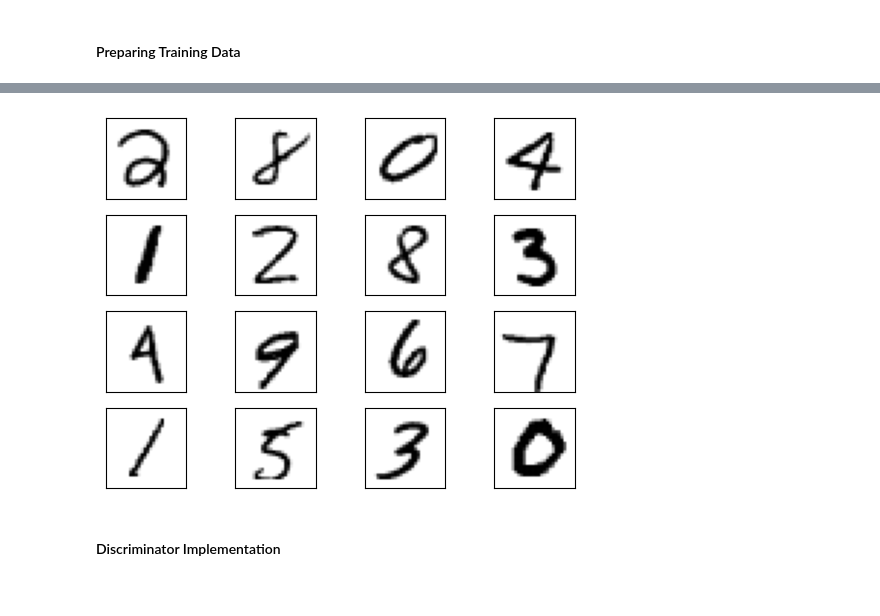
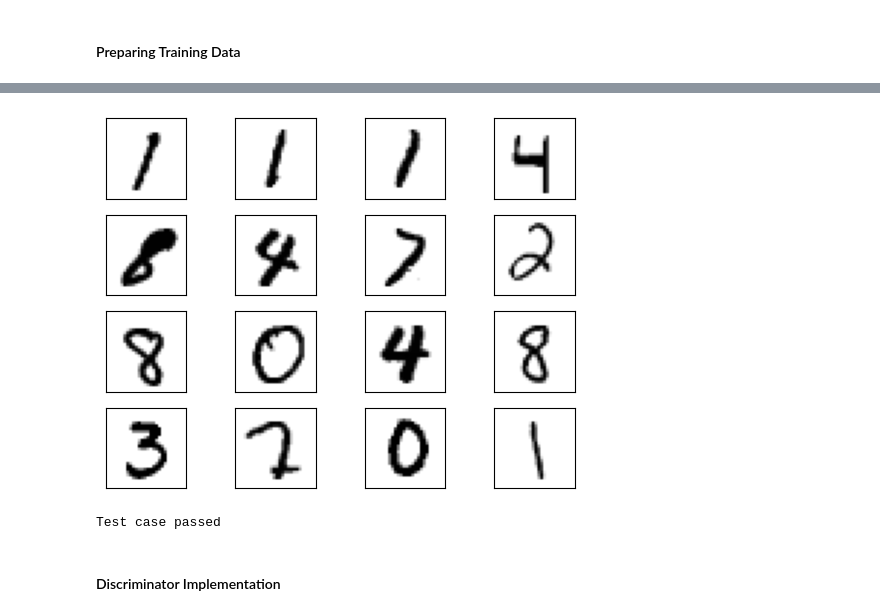
Before and after one commit to naryst/IDH_labs, a Jupyter notebook: Practical Machine Learning and Deep Learning/Lesson8/PMLDL_Lab8.ipynb, the cells around one changed output, grey strips where cells are left out. Drawn from its saved outputs; the diff is of its cells as text; code cells hidden in the pictures.

```diff
--- a/Practical Machine Learning and Deep Learning/Lesson8/PMLDL_Lab8.ipynb
+++ b/Practical Machine Learning and Deep Learning/Lesson8/PMLDL_Lab8.ipynb
@@ -78,16 +279,18 @@ train_loader = torch.utils.data.DataLoader(
 # %%
-real_samples, mnist_labels = ...
+real_samples, mnist_labels = next(iter(train_loader))
 for i in range(16):
     ax = plt.subplot(4, 4, i + 1)
     plt.imshow(real_samples[i].reshape(28, 28), cmap="gray_r")
     plt.xticks([])
     plt.yticks([])
 # %% [output]
-[figure, old version]
+[figure, new version]
 # %%
 assert len(real_samples)==32
 assert len(mnist_labels)==32
 print("Test case passed")
+# %% [output]
+Test case passed
 # %% [markdown]
 #### Discriminator Implementation
 # %% [markdown]
```
Also changed, not shown: parts of 24 cells of this notebook, 4 other files.
